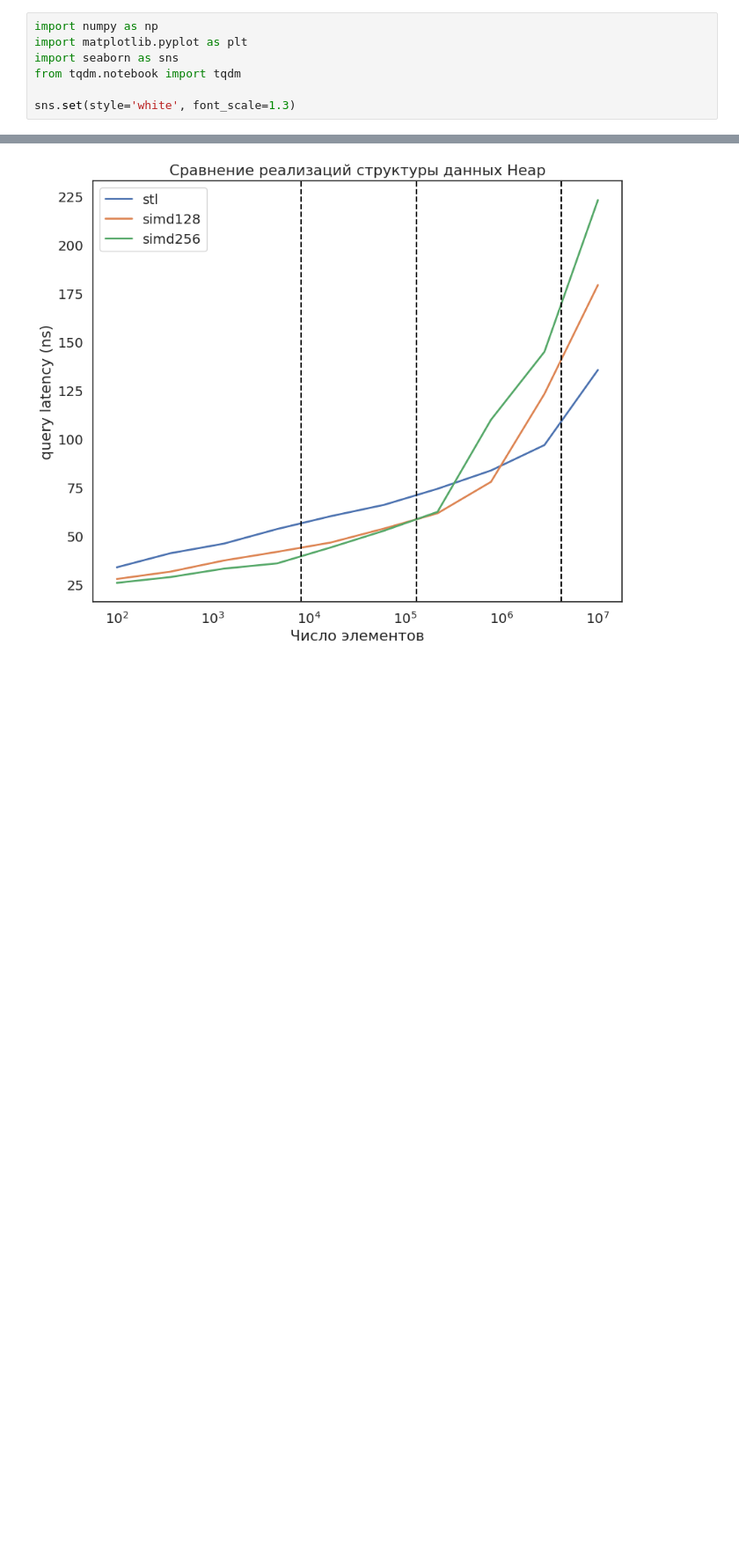
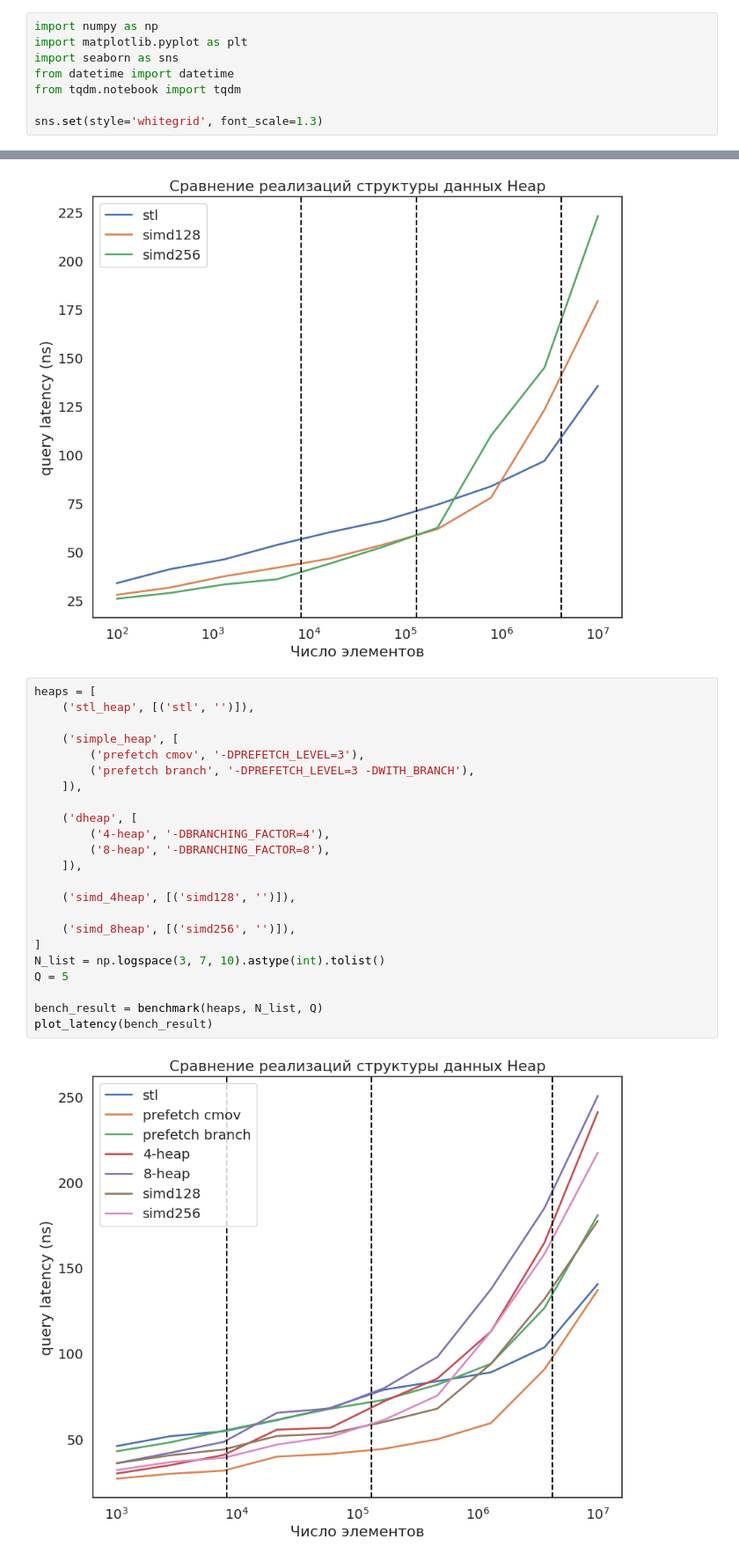
Before and after one commit to maxgaponov/fast-heaps, a Jupyter notebook: benchmark.ipynb, the cells around one changed output, grey strips where cells are left out. Shown at 88% size. Cells and saved outputs as stored; diff of their text form; blank space fills up the shorter version.

```diff
--- a/benchmark.ipynb
+++ b/benchmark.ipynb
@@ -2,9 +2,10 @@
 import numpy as np
 import matplotlib.pyplot as plt
 import seaborn as sns
+from datetime import datetime
 from tqdm.notebook import tqdm
 
-sns.set(style='white', font_scale=1.3)
+sns.set(style='whitegrid', font_scale=1.3)
 # %%
 def benchmark(heaps, N_list, Q):
     bench_result = dict()
@@ -186,3 +170,28 @@ bench_result = benchmark(heaps, N_list, Q)
 plot_latency(bench_result)
 # %% [output]
 [figure]
+# %%
+heaps = [
+    ('stl_heap', [('stl', '')]),
+
+    ('simple_heap', [
+        ('prefetch cmov', '-DPREFETCH_LEVEL=3'),
+        ('prefetch branch', '-DPREFETCH_LEVEL=3 -DWITH_BRANCH'),
+    ]),
+
+    ('dheap', [
+        ('4-heap', '-DBRANCHING_FACTOR=4'),
+        ('8-heap', '-DBRANCHING_FACTOR=8'),
+    ]),
+
+    ('simd_4heap', [('simd128', '')]),
+
+    ('simd_8heap', [('simd256', '')]),
+]
+N_list = np.logspace(3, 7, 10).astype(int).tolist()
+Q = 5
+
+bench_result = benchmark(heaps, N_list, Q)
+plot_latency(bench_result)
+# %% [output]
+[figure, added]
```
Also changed, not shown: parts of 15 cells of this notebook, 13 other files.
